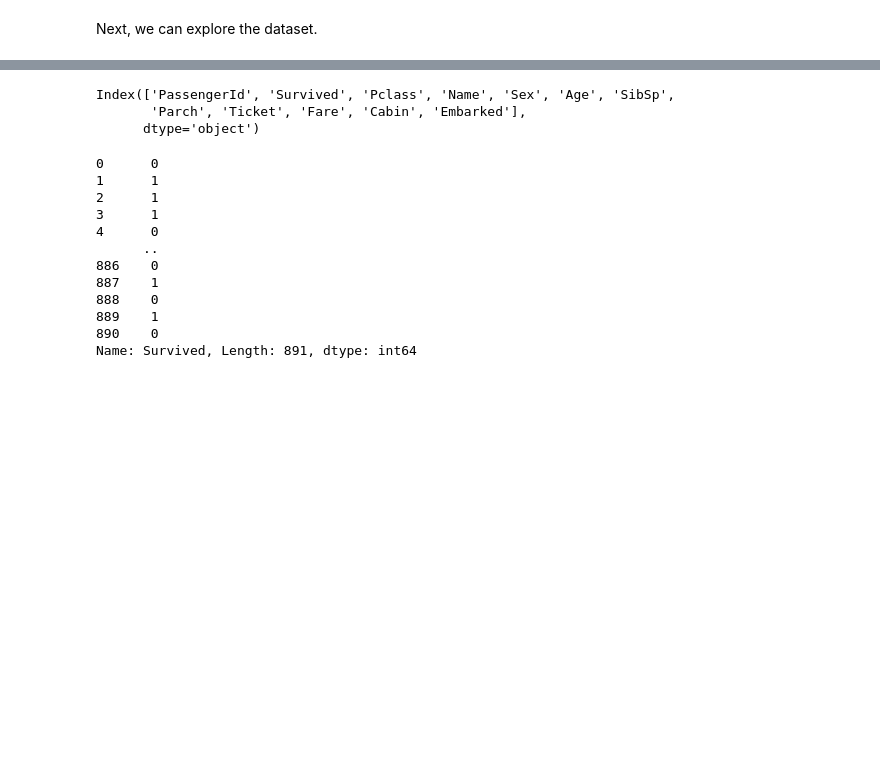
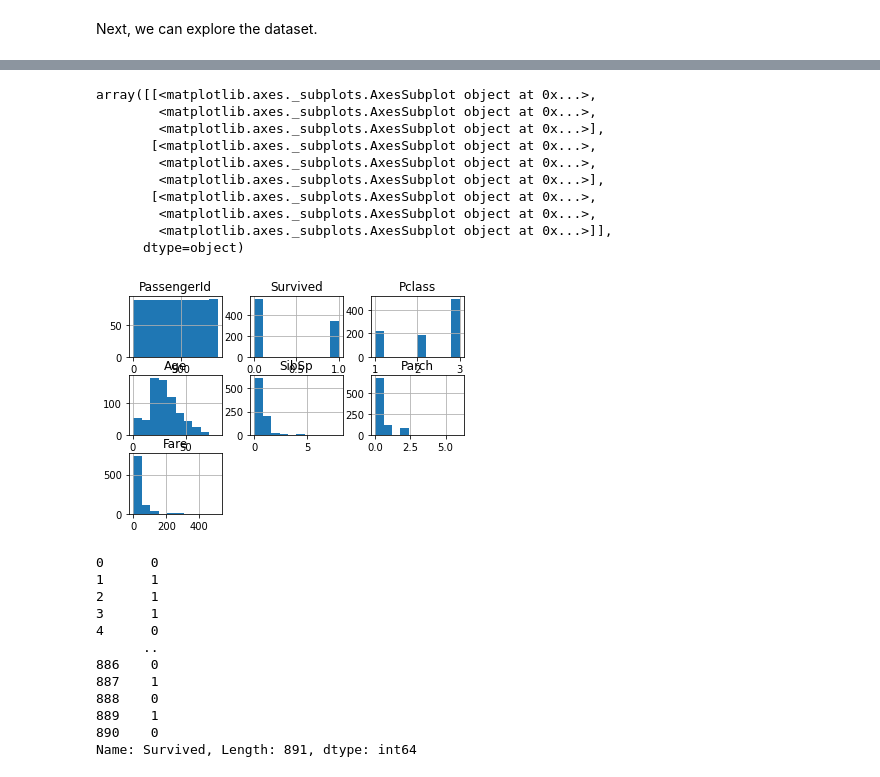
Before and after one commit to SarahEldreny/Machine-Learning-Supervisied-Labs, a Jupyter notebook: End_to_end_example.ipynb, the cells around one changed output, grey strips where cells are left out. Drawn from its saved outputs; the diff is of its cells as text; code cells hidden in the pictures; blank space fills up the shorter version.

```diff
--- a/End_to_end_example.ipynb
+++ b/End_to_end_example.ipynb
@@ -53,9 +85,17 @@ the lenght of the dataset: 891
 # %%
-# Use pandas to examine the columns in the dataset
-raw_data.columns
+# Use pandas to examine the histograms of the dataset columns
+raw_data.hist()
 # %% [output]
-Index(['PassengerId', 'Survived', 'Pclass', 'Name', 'Sex', 'Age', 'SibSp',
-       'Parch', 'Ticket', 'Fare', 'Cabin', 'Embarked'],
-      dtype='object')
+array([[<matplotlib.axes._subplots.AxesSubplot object at 0x...>,
+        <matplotlib.axes._subplots.AxesSubplot object at 0x...>,
+        <matplotlib.axes._subplots.AxesSubplot object at 0x...>],
+       [<matplotlib.axes._subplots.AxesSubplot object at 0x...>,
+        <matplotlib.axes._subplots.AxesSubplot object at 0x...>,
+        <matplotlib.axes._subplots.AxesSubplot object at 0x...>],
+       [<matplotlib.axes._subplots.AxesSubplot object at 0x...>,
+        <matplotlib.axes._subplots.AxesSubplot object at 0x...>,
+        <matplotlib.axes._subplots.AxesSubplot object at 0x...>]],
+      dtype=object)
+[figure, added]
 # %%
 # Use pandas to examine "survived" column (labels)
```
Also changed, not shown: parts of 46 cells of this notebook.
